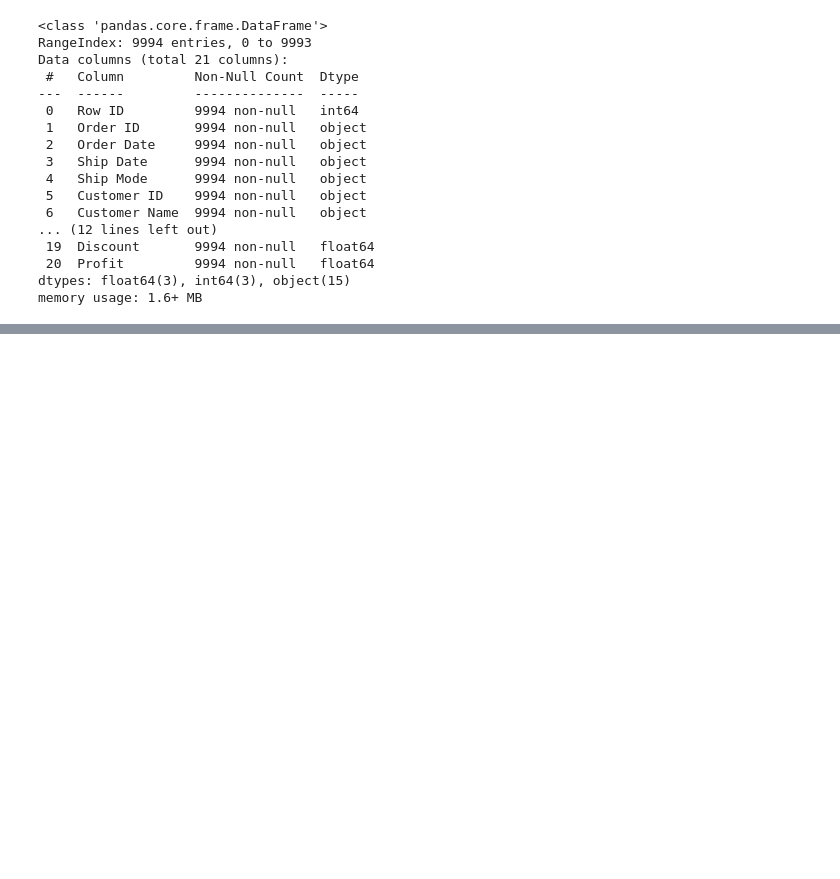
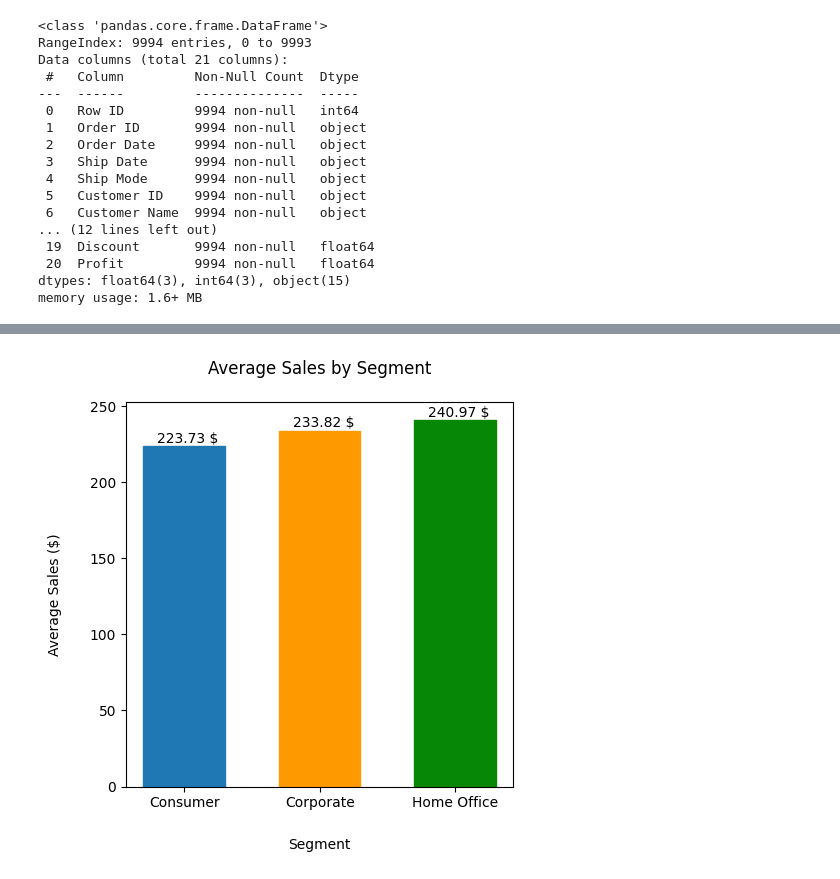
Before and after one commit to manipuppeteer/Data-Analysis-Project-DataCraft, a Jupyter notebook: superstore_sales/sales_analyis.ipynb, the cells around one changed output, grey strips where cells are left out. Cells and saved outputs as stored; diff of their text form; code cells hidden in the pictures; blank space fills up the shorter version.

```diff
--- a/superstore_sales/sales_analyis.ipynb
+++ b/superstore_sales/sales_analyis.ipynb
@@ -88,0 +98,24 @@ df['Ship Mode'].value_counts().plot(kind = 'pie')
+# %%
+# Create the grouped data first
+sales_by_segment = df.groupby('Segment').agg({'Sales':'mean'})
+
+# Create the plot
+fig, ax = plt.subplots(figsize=(5, 5))
+bars = ax.bar(sales_by_segment.index, sales_by_segment['Sales'], width=0.6)
+
+# Set individual colors for each bar
+colors = ['#1f77b4', "#ff9900", "#068706"]  # Dark blue, Orange, Green
+for bar, color in zip(bars, colors):
+    bar.set_color(color)
+
+# Customize the plot
+ax.set_title('Average Sales by Segment', pad=20)
+ax.set_ylabel('Average Sales ($)', labelpad=20)
+ax.set_xlabel('Segment', labelpad=20)
+
+for i, x in enumerate(sales_by_segment['Sales']):
+    ax.text(i-0.2, x+5, f'{x:,.2f} $', va='center', fontsize=10)
+
+plt.show()
+# %% [output]
+[figure, added]
```
Also changed, not shown: parts of 9 cells of this notebook.
